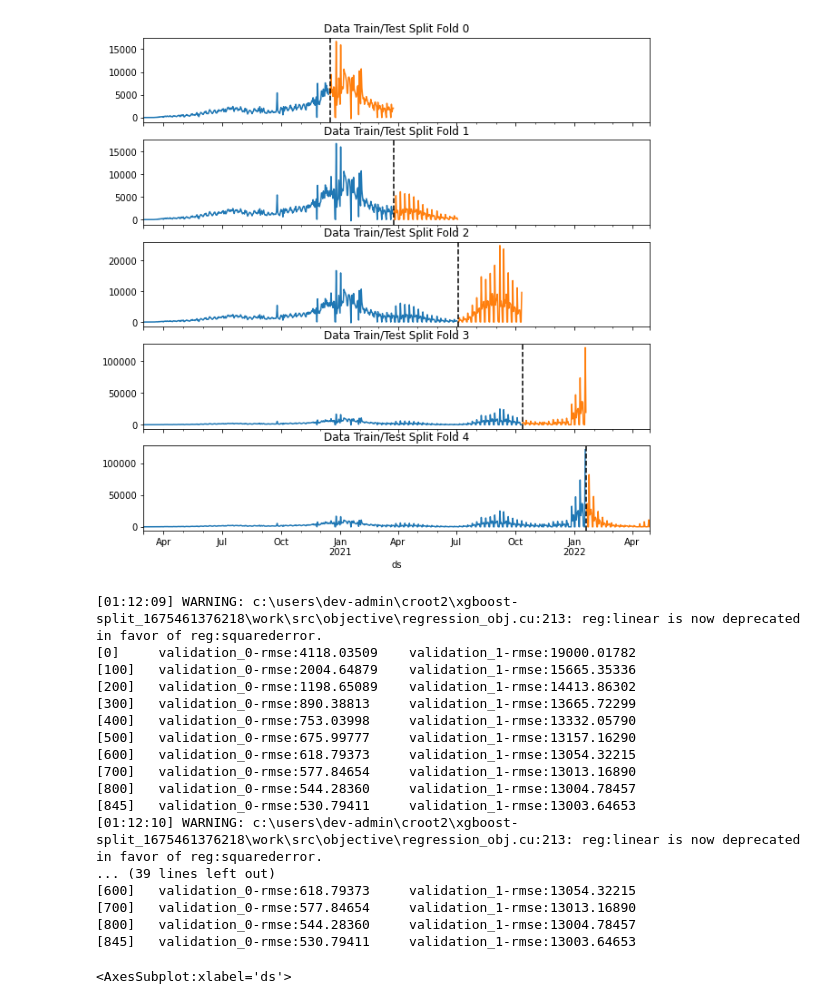
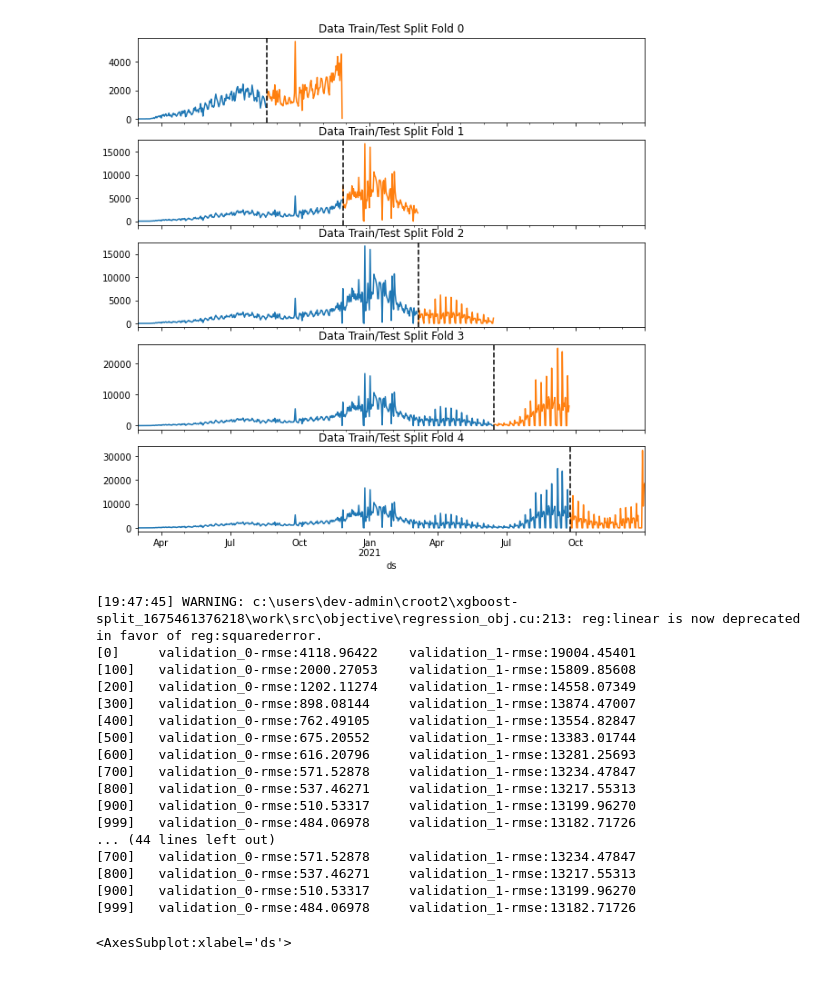
Before and after one commit to danielhe-nu/STAT390-Snowman, a Jupyter notebook: Daniel Final/Michigan_XGBoost.ipynb, the cells around one changed output. Saved outputs shown, nothing was run; the diff lists cells and outputs as text; code cells hidden in the pictures.

```diff
--- a/Daniel Final/Michigan_XGBoost.ipynb
+++ b/Daniel Final/Michigan_XGBoost.ipynb
@@ -114,20 +114,20 @@ covid_df = covid_df.sort_index()
 # %%
 fig, axs = plt.subplots(5, 1, figsize=(10, 10), sharex=True)
 
 fold = 0
-for train_idx, val_idx in tss.split(covid_df):
+for train_idx, val_idx in tss.split(covid_train):
     train = covid_df.iloc[train_idx]
     test = covid_df.iloc[val_idx]
     train['y'].plot(ax=axs[fold],
                           label='Training Set',
                           title=f'Data Train/Test Split Fold {fold}')
     test['y'].plot(ax=axs[fold],
                          label='Test Set')
     axs[fold].axvline(test.index.min(), color='black', ls='--')
     fold += 1
 plt.show()
 # %% [output]
-[figure, old version]
+[figure, new version]
 # %%
 tss = TimeSeriesSplit(n_splits=5, test_size=100, gap=1)
 covid_df = covid_df.sort_index()
@@ -136,7 +136,7 @@ covid_df = covid_df.sort_index()
 fold = 0
 preds = []
 scores = []
-for train_idx, val_idx in tss.split(covid_df):
+for train_idx, val_idx in tss.split(covid_train):
     train = covid_df.iloc[train_idx]
     test = covid_df.iloc[val_idx]
     TARGET = 'y'
@@ -156,23 +156,23 @@ for train_idx, val_idx in tss.split(covid_df):
     score = np.sqrt(mean_squared_error(y_test, y_pred))
     scores.append(score)
 # %% [output]
-[01:12:09] WARNING: c:\users\dev-admin\croot2\xgboost-split_1675461376218\work\src\objective\regression_obj.cu:213: reg:linear is now deprecated in favor of reg:squarederror.
-[0]     validation_0-rmse:4118.03509    validation_1-rmse:19000.01782
-[100]   validation_0-rmse:2004.64879    validation_1-rmse:15665.35336
-[200]   validation_0-rmse:1198.65089    validation_1-rmse:14413.86302
-[300]   validation_0-rmse:890.38813     validation_1-rmse:13665.72299
-[400]   validation_0-rmse:753.03998     validation_1-rmse:13332.05790
-[500]   validation_0-rmse:675.99777     validation_1-rmse:13157.16290
-[600]   validation_0-rmse:618.79373     validation_1-rmse:13054.32215
-[700]   validation_0-rmse:577.84654     validation_1-rmse:13013.16890
-[800]   validation_0-rmse:544.28360     validation_1-rmse:13004.78457
-[845]   validation_0-rmse:530.79411     validation_1-rmse:13003.64653
-[01:12:10] WARNING: c:\users\dev-admin\croot2\xgboost-split_1675461376218\work\src\objective\regression_obj.cu:213: reg:linear is now deprecated in favor of reg:squarederror.
-... (39 lines left out)
-[600]   validation_0-rmse:618.79373     validation_1-rmse:13054.32215
-[700]   validation_0-rmse:577.84654     validation_1-rmse:13013.16890
-[800]   validation_0-rmse:544.28360     validation_1-rmse:13004.78457
-[845]   validation_0-rmse:530.79411     validation_1-rmse:13003.64653
+[19:47:45] WARNING: c:\users\dev-admin\croot2\xgboost-split_1675461376218\work\src\objective\regression_obj.cu:213: reg:linear is now deprecated in favor of reg:squarederror.
+[0]     validation_0-rmse:4118.96422    validation_1-rmse:19004.45401
+[100]   validation_0-rmse:2000.27053    validation_1-rmse:15809.85608
+[200]   validation_0-rmse:1202.11274    validation_1-rmse:14558.07349
+[300]   validation_0-rmse:898.08144     validation_1-rmse:13874.47007
+[400]   validation_0-rmse:762.49105     validation_1-rmse:13554.82847
+[500]   validation_0-rmse:675.20552     validation_1-rmse:13383.01744
+[600]   validation_0-rmse:616.20796     validation_1-rmse:13281.25693
+[700]   validation_0-rmse:571.52878     validation_1-rmse:13234.47847
+[800]   validation_0-rmse:537.46271     validation_1-rmse:13217.55313
+[900]   validation_0-rmse:510.53317     validation_1-rmse:13199.96270
+[999]   validation_0-rmse:484.06978     validation_1-rmse:13182.71726
+... (44 lines left out)
+[700]   validation_0-rmse:571.52878     validation_1-rmse:13234.47847
+[800]   validation_0-rmse:537.46271     validation_1-rmse:13217.55313
+[900]   validation_0-rmse:510.53317     validation_1-rmse:13199.96270
+[999]   validation_0-rmse:484.06978     validation_1-rmse:13182.71726
 # %%
 covid_test['forecast_1'] = reg.predict(X_test)
 
```
Also changed, not shown: parts of 7 cells of this notebook, 8 other files.
